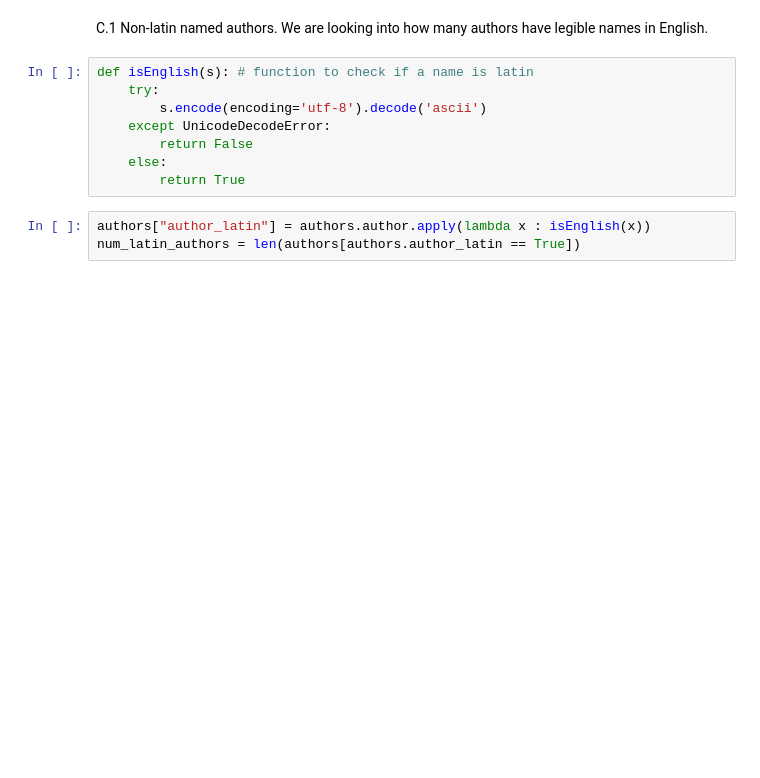
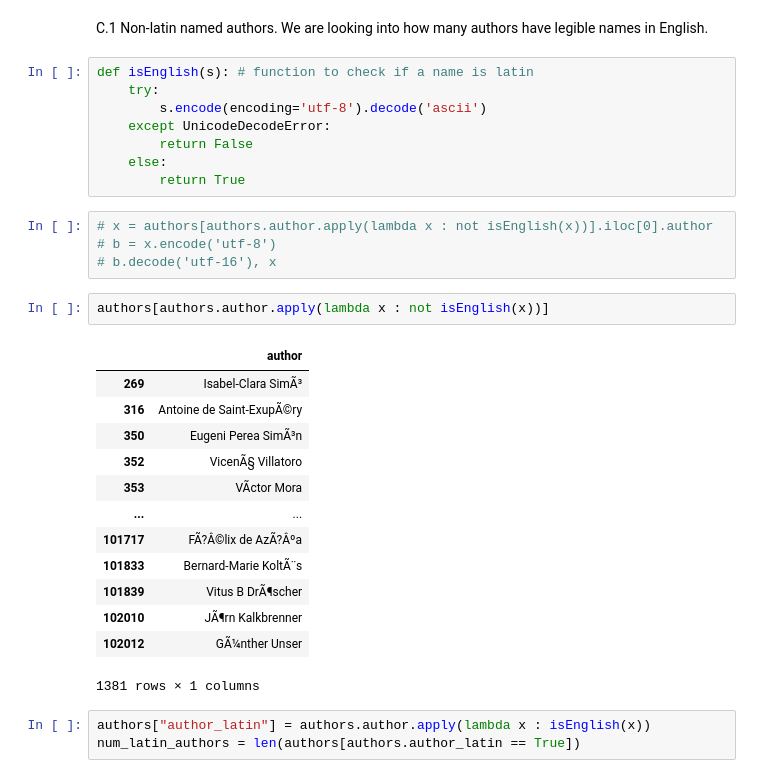
Before and after one commit to SavvinaDaniil/EnrichBookCrossing, a Jupyter notebook: A. Data Enrichment Process.ipynb, the cells around one changed output. Drawn from its saved outputs; the diff is of its cells as text; blank space fills up the shorter version.

```diff
--- a/A. Data Enrichment Process.ipynb
+++ b/A. Data Enrichment Process.ipynb
@@ -255,6 +255,26 @@ def isEnglish(s): # function to check if a name is latin
         return False
     else:
         return True
+# %%
+# x = authors[authors.author.apply(lambda x : not isEnglish(x))].iloc[0].author
+# b = x.encode('utf-8')
+# b.decode('utf-16'), x
+# %%
+authors[authors.author.apply(lambda x : not isEnglish(x))]
+# %% [output]
+|  | author |
+| 269 | Isabel-Clara SimÃ³ |
+| 316 | Antoine de Saint-ExupÃ©ry |
+| 350 | Eugeni Perea SimÃ³n |
+| 352 | VicenÃ§ Villatoro |
+| 353 | VÃ­ctor Mora |
+| ... | ... |
+| 101717 | FÃ?Â©lix de AzÃ?Âºa |
+| 101833 | Bernard-Marie KoltÃ¨s |
+| 101839 | Vitus B DrÃ¶scher |
+| 102010 | JÃ¶rn Kalkbrenner |
+| 102012 | GÃ¼nther Unser |
+1381 rows × 1 columns
 # %%
 authors["author_latin"] = authors.author.apply(lambda x : isEnglish(x))
 num_latin_authors = len(authors[authors.author_latin == True])
```
Also changed, not shown: parts of 12 cells of this notebook.
